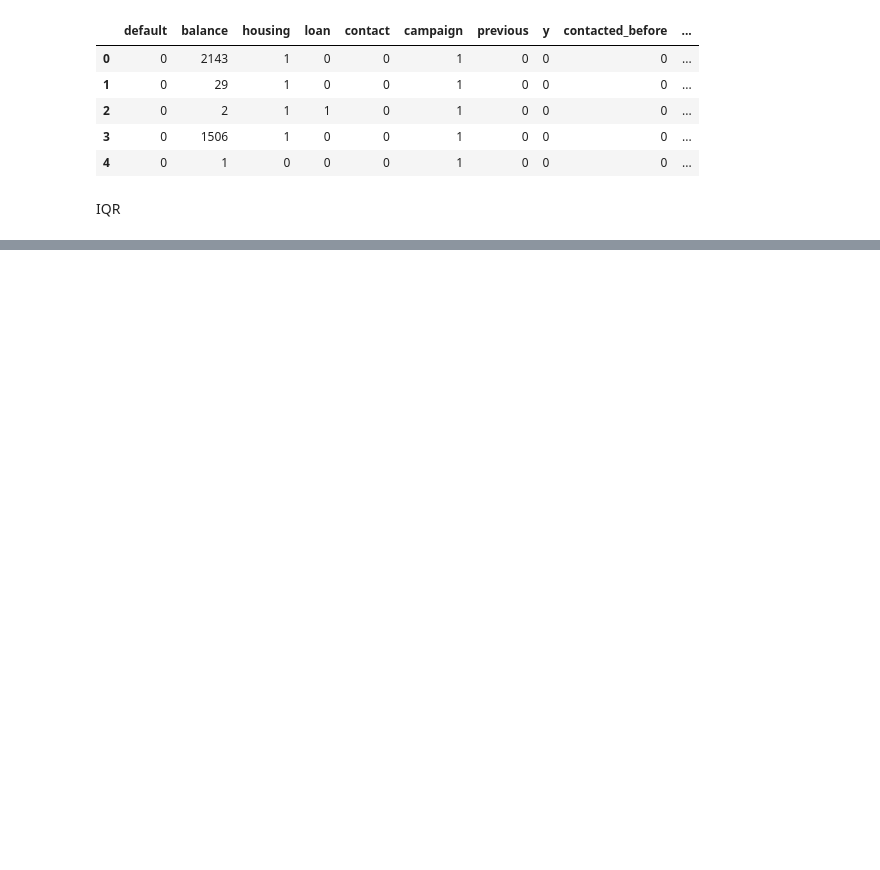
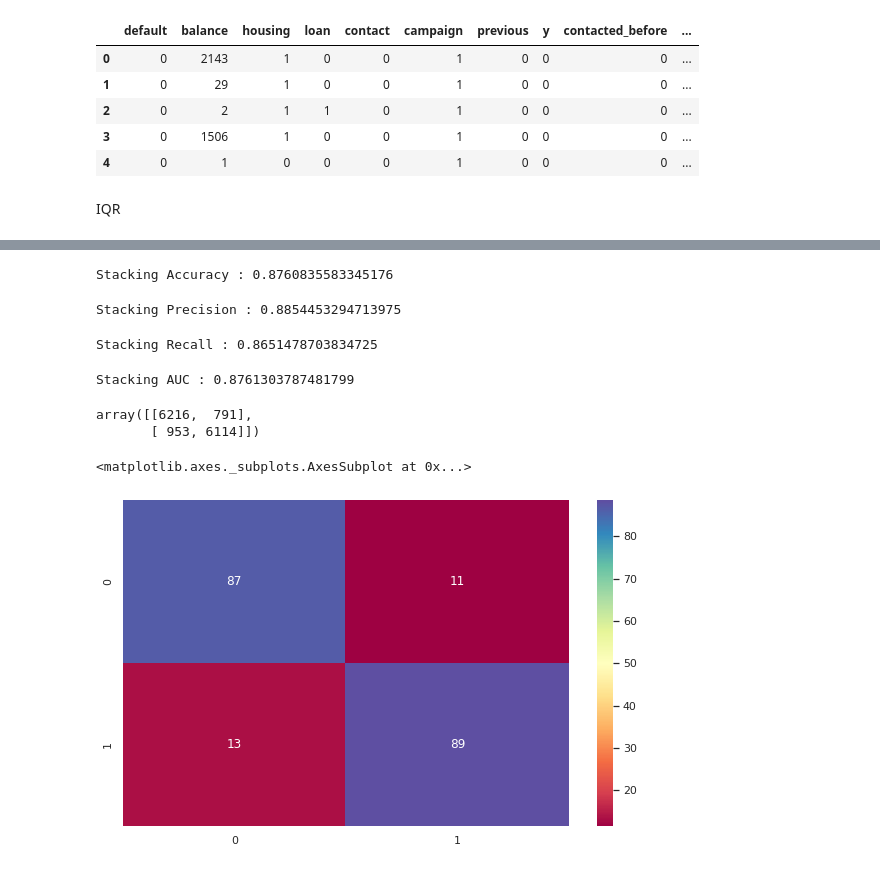
Before and after one commit to martydom/Bank-Marketing-Effectiveness-Prediction, a Jupyter notebook: Devashish_Bose_Team_1_Bank_Marketing_Effectiveness_Prediction_Capstone_Project_3.ipynb, the cells around one changed output, grey strips where cells are left out. Cells and saved outputs as stored; diff of their text form; code cells hidden in the pictures; blank space fills up the shorter version.

```diff
--- a/Devashish_Bose_Team_1_Bank_Marketing_Effectiveness_Prediction_Capstone_Project_3.ipynb
+++ b/Devashish_Bose_Team_1_Bank_Marketing_Effectiveness_Prediction_Capstone_Project_3.ipynb
@@ -570,2 +568,0 @@ sm.save(temp_res.append(sm.load('Final Result')),"Temp Result")
-# %%
-sm.load('Temp Result')
@@ -620,0 +571,49 @@ shap.summary_plot(shap_values, features=X, feature_names=list(final_df.drop(['y'
+# %%
+from sklearn.ensemble import StackingClassifier
+from sklearn.model_selection import train_test_split
+from sklearn.linear_model import LogisticRegression
+
+def get_stacking(X,y):
+  level0 = list()
+  X_train,X_test,y_train,y_test = train_test_split(X,y,test_size = 0.2)
+  for name in sm.load('Final Result').model.unique():
+    level0.append((name, sm.load(name).best_estimator_))
+	# define meta learner model
+  level1 = LogisticRegression()
+	# define the stacking ensemble
+  model = StackingClassifier(estimators=level0, final_estimator=level1, cv=5)
+  model.fit(X_train,y_train)
+  sm.save(model,'Stacking')
+  sm.save((X_test,y_test),'Stacking Test Data')
+  return model,X_test,y_test
+# %%
+#print Test Scores
+stack,valid_x,valid_y = get_stacking(X,y)
+y_pred = stack.predict(valid_x)
+# scores(valid())
+# %%
+print(f'Stacking Accuracy : {accuracy_score(valid_y,y_pred)}')
+# %% [output]
+Stacking Accuracy : 0.8760835583345176
+# %%
+print(f'Stacking Precision : {precision_score(valid_y,y_pred)}')
+# %% [output]
+Stacking Precision : 0.8854453294713975
+# %%
+print(f'Stacking Recall : {recall_score(valid_y,y_pred)}')
+# %% [output]
+Stacking Recall : 0.8651478703834725
+# %%
+print(f'Stacking AUC : {roc_auc_score(valid_y,y_pred)}')
+# %% [output]
+Stacking AUC : 0.8761303787481799
+# %%
+confusion_matrix(valid_y,y_pred)
+# %% [output]
+array([[6216,  791],
+       [ 953, 6114]])
+# %%
+sns.heatmap(confusion_matrix(valid_y,y_pred)/sum(confusion_matrix(valid_y,y_pred))*100,annot=True,cmap='Spectral')
+# %% [output]
+<matplotlib.axes._subplots.AxesSubplot at 0x...>
+[figure, added]
```
Also changed, not shown: parts of 64 cells of this notebook.
